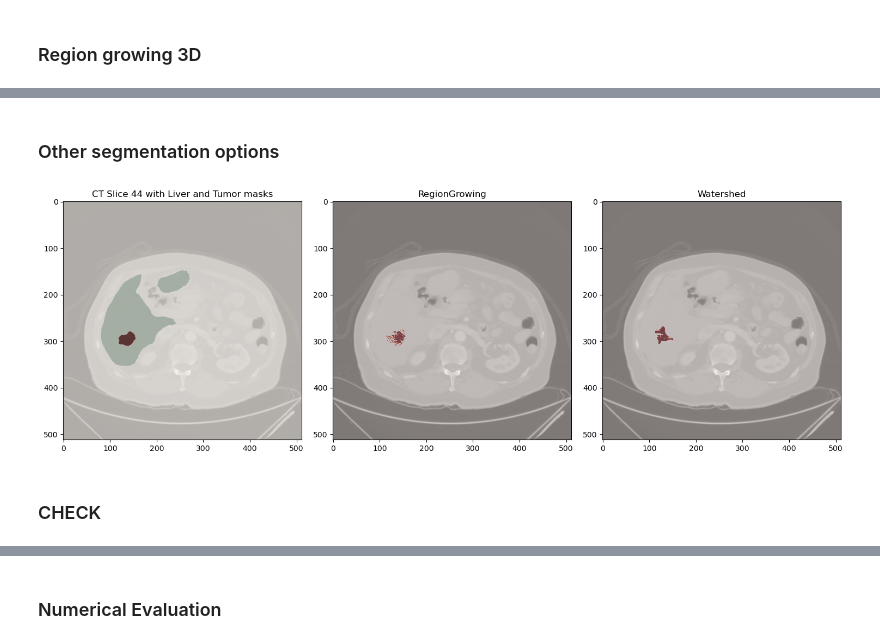
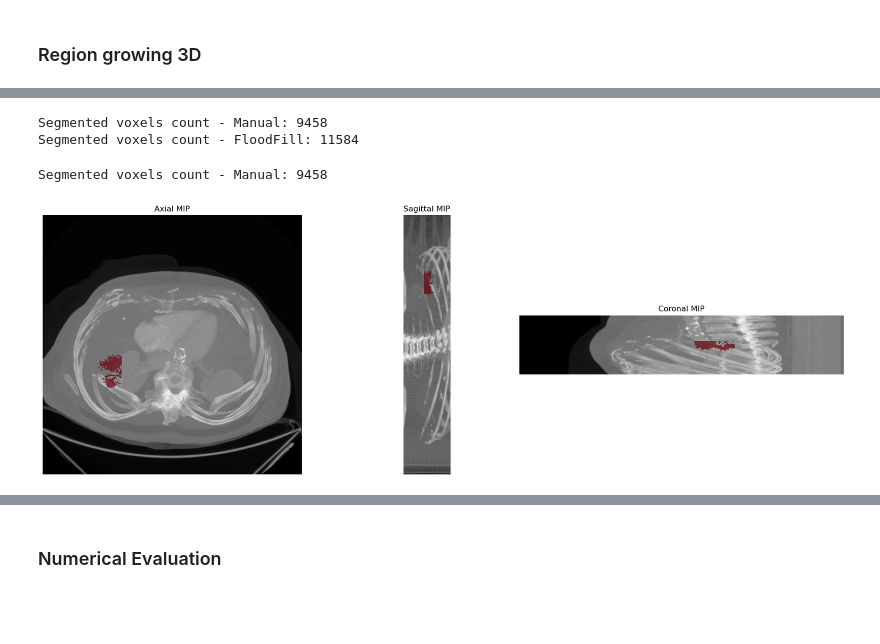
Before and after one commit to mirabud/MIP_final_project, a Jupyter notebook: mip_current.ipynb, the cells around one changed output, grey strips where cells are left out. Cells and saved outputs as stored; diff of their text form; code cells hidden in the pictures; blank space fills up the shorter version.

```diff
--- a/mip_current.ipynb
+++ b/mip_current.ipynb
@@ -347,2 +154,0 @@ Confusion Matrix (True vs Predicted):
-# %% [markdown]
-### Other segmentation options
@@ -468,14 +155,16 @@ def compare_segmentations(ct_volume, masks_dict, slice_idx):
 # %%
-# Try all methods
 methods = {
-    'RegionGrowing': segment_tumor_region_growing(ct_volume, centroid_tumor, bbox_tumor, tolerance=36),
-    'Watershed': segment_tumor_watershed(ct_volume, bbox_tumor, centroid_tumor)
+    'RegionGrowing Manual': t2.region_growing_manual(blurred_volume, centroid_tumor, bbox_tumor, threshold = 36),
+    'RegionGrowing FloodFill': t2.region_growing_floodfill(ct_volume, centroid_tumor, bbox_tumor, tolerance=36, iterations=1)
 }
-
-# Visualize results at middle slice
-compare_segmentations(ct_volume, methods, slice_idx=44)
 # %% [output]
-[figure, removed]
+Segmented voxels count - Manual: 9458
+Segmented voxels count - FloodFill: 11584
-# %% [markdown]
-### CHECK
+# %%
+# Visualizing MIP of the manually segmented tumor
+manual_seg = t2.region_growing_manual(blurred_volume, seed=centroid_tumor, bbox=bbox_tumor, threshold=36)
+t2.show_mip_views(ct_volume, manual_seg)
+# %% [output]
+Segmented voxels count - Manual: 9458
+[figure, new version]
 # %%
```
Also changed, not shown: parts of 14 cells of this notebook, 1 other file.
